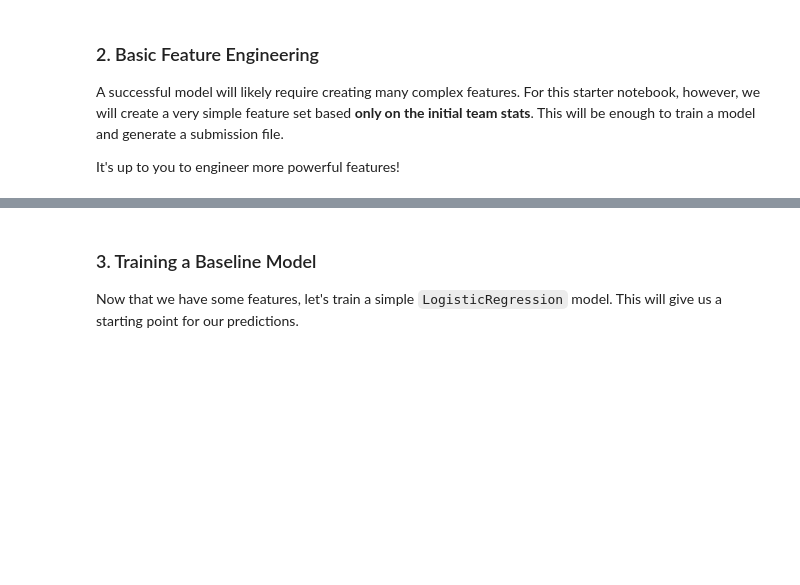
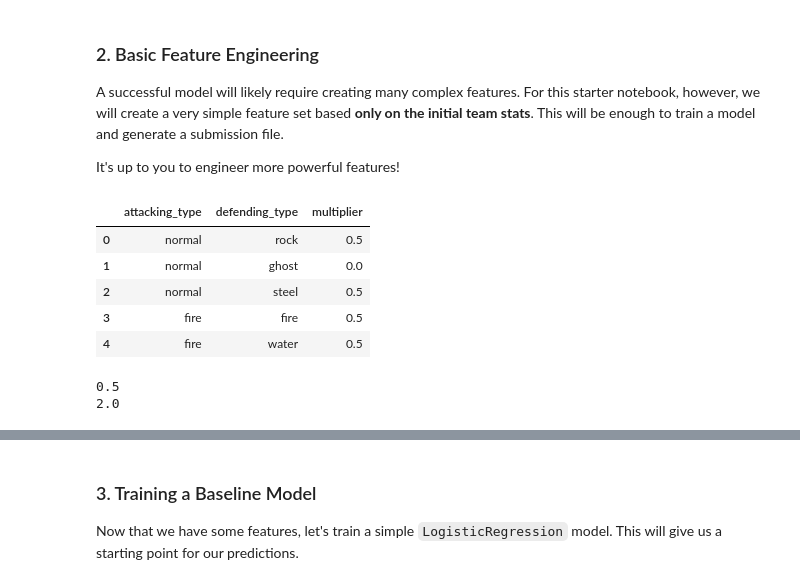
Before and after one commit to ZebNye/FDS-Pokemon, a Jupyter notebook: notebookd-j.ipynb, the cells around one changed output, grey strips where cells are left out. Drawn from its saved outputs; the diff is of its cells as text; code cells hidden in the pictures; blank space fills up the shorter version.

```diff
--- a/notebookd-j.ipynb
+++ b/notebookd-j.ipynb
@@ -509,0 +619,45 @@ display(train_df.head())
+# %%
+import pandas as pd
+
+type_chart = pd.read_csv("data/type_chart_gen2.csv")
+
+type_chart['attacking_type'] = type_chart['attacking_type'].str.lower()
+type_chart['defending_type'] = type_chart['defending_type'].str.lower()
+
+display(type_chart.head())
+
+def type_effectiveness(attacking_types, defending_types):
+    if not attacking_types or not defending_types:
+        return 1.0
+
+    best_effectiveness = 0
+
+    for attack_type in attacking_types:
+        effectiveness = 1.0
+
+        for defend_type in defending_types:
+            match = type_chart[
+                (type_chart['attacking_type'] == attack_type.lower()) &
+                (type_chart['defending_type'] == defend_type.lower())
+            ]
+
+            # If combination isn't listed, it means normal effectiveness
+
+            multiplier = 1.0 if match.empty else match['multiplier'].iloc[0]
+
+            effectiveness *= multiplier
+
+        best_effectiveness = max(best_effectiveness, effectiveness)
+
+    return best_effectiveness
+print(type_effectiveness(['fire'], ['water']))
+print(type_effectiveness(['water'], ['fire']))
+# %% [output]
+|  | attacking_type | defending_type | multiplier |
+| 0 | normal | rock | 0.5 |
+| 1 | normal | ghost | 0.0 |
+| 2 | normal | steel | 0.5 |
+| 3 | fire | fire | 0.5 |
+| 4 | fire | water | 0.5 |
+0.5
+2.0
```
Also changed, not shown: parts of 26 cells of this notebook, 1 other file.
